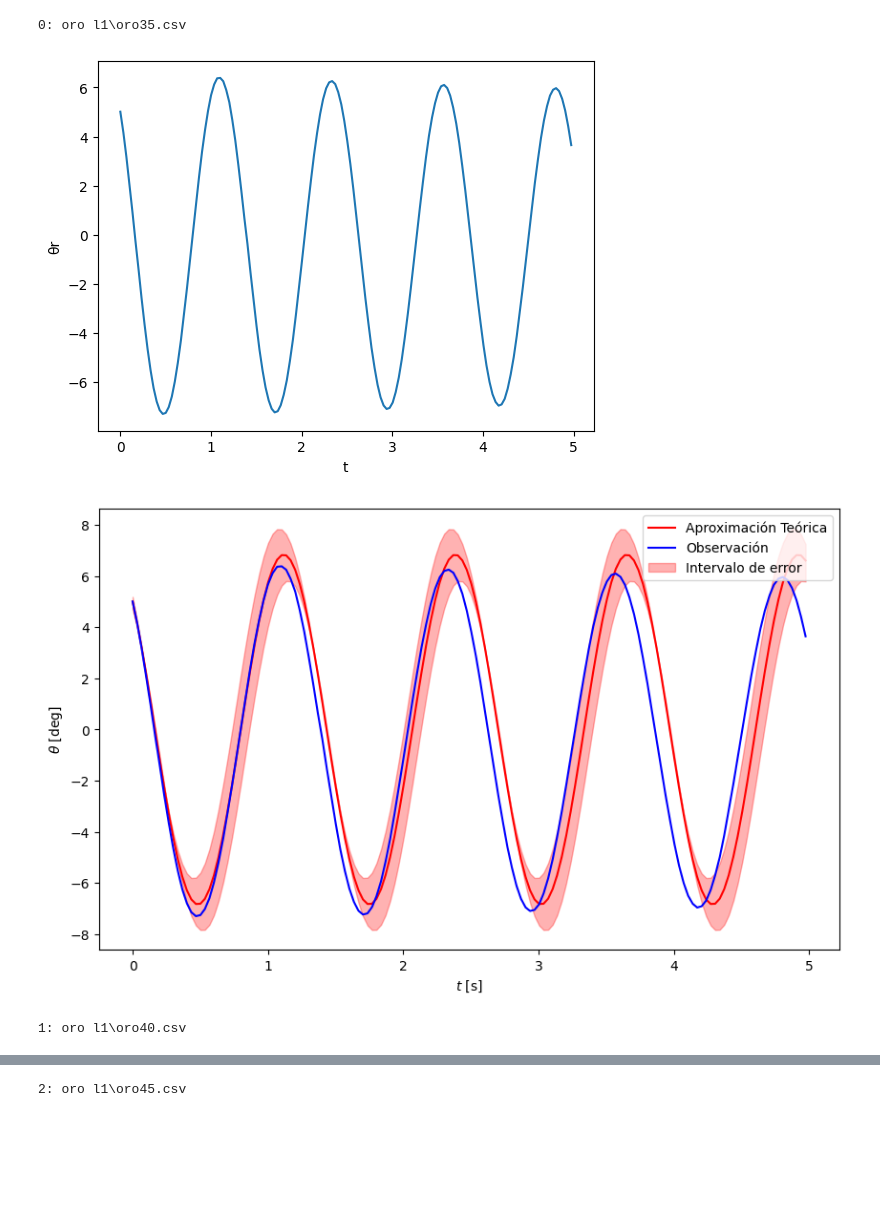
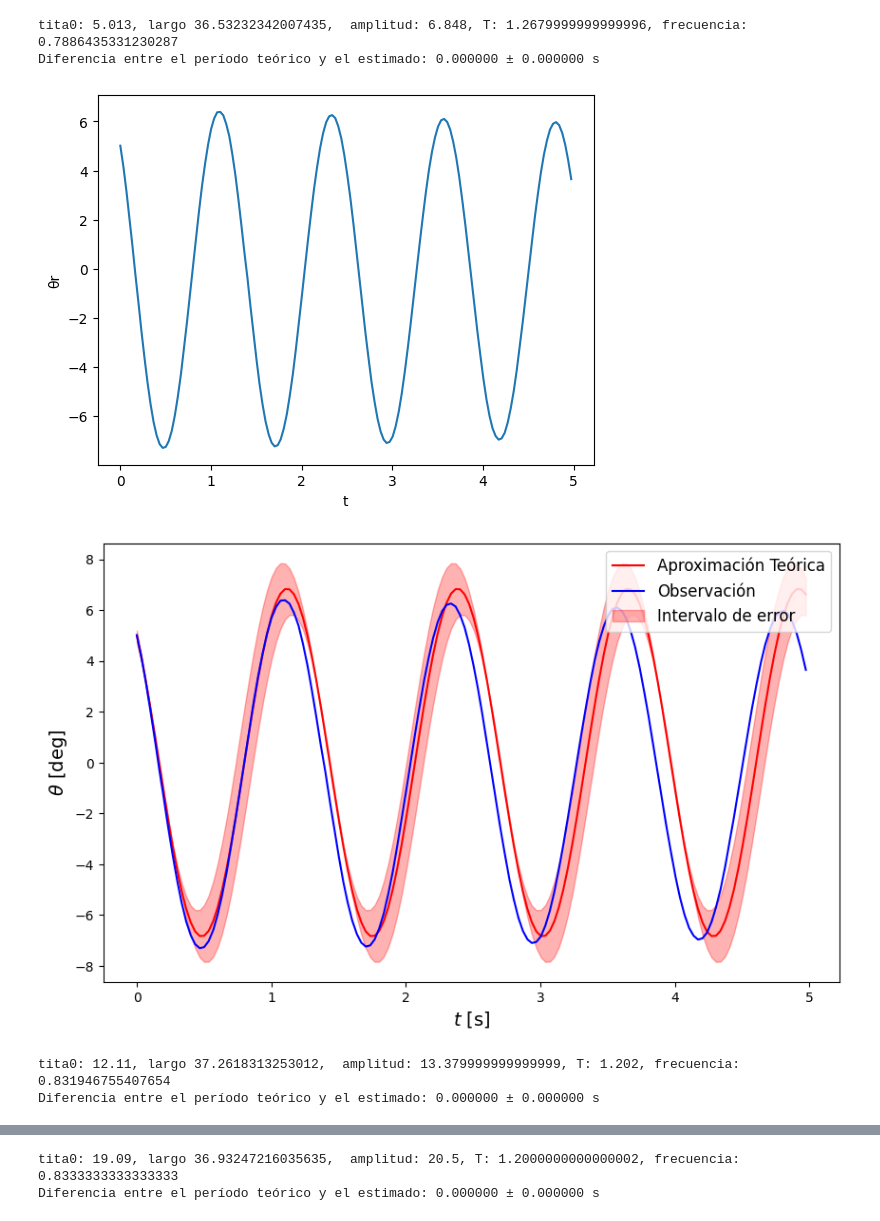
Before and after one commit to FacuVCanale/TP1-FISICA, a Jupyter notebook: code/error_movimiento.ipynb, the cells around one changed output, grey strips where cells are left out. Saved outputs shown, nothing was run; the diff lists cells and outputs as text; code cells hidden in the pictures; blank space fills up the shorter version.

```diff
--- a/code/error_movimiento.ipynb
+++ b/code/error_movimiento.ipynb
@@ -88,13 +88,24 @@ def gen_dicc(data):
     gen_dicc_with_deltas(dicc, data)
     return dicc
 # %%
-def plot_approximation(data, tita0, amplitud, frecuencia, periodo):
+def plot_approximation(data, tita0, amplitud, frecuencia, periodo, L):
     dicc = gen_dicc(data)
     x = data["t"]
     delta = np.arcsin(tita0 / amplitud)
     y = amplitud * np.sin(2 * np.pi * (-frecuencia) * x + delta)
 
-    plt.figure(figsize=(10, 6))  # Set the figure size
+    # Calcular el período teórico a partir de la frecuencia
+    T_teorico = 1 / abs(frecuencia)
+
+    # Obtener la incertidumbre en el período estimado
+    sigma_T = dicc.get("sigma_T", 0)
+
+    diferencia = T_teorico - periodo
+    incertidumbre = np.sqrt((sigma_T)**2)
+
+    print(f"Diferencia entre el período teórico y el estimado: {diferencia:.6f} ± {incertidumbre:.6f} s")
+
+    plt.figure(figsize=(10, 6))  # Tamaño de la figura
     plt.plot(x, y, color="red", label=r'Aproximación Teórica')  # Señal teórica
     plt.plot(x, data["θr"], color="blue", label=r'Observación')  # Señal observada
 
@@ -104,14 +115,11 @@ def plot_approximation(data, tita0, amplitud, frecuencia, periodo):
                      y_izq,
                      y_der,
                      color="red", alpha=0.3, label=r'Intervalo de error')
-    plt.xlabel(r'$t$ [s]')
-    plt.ylabel(r'$\theta$ [deg]')
+    plt.xlabel(r'$t$ [s]', fontsize=14)
+    plt.ylabel(r'$\theta$ [deg]', fontsize=14)
+    plt.legend(loc='upper right', fontsize='large')
+    plt.show()
 
-    # Modificación del título para incluir el ángulo inicial
-    #plt.title(f'Aproximación Teórica (θ₀ = {tita0:.2f})')  # Añadiendo θ₀ al título
-
-    plt.legend(loc='upper right')
-    plt.show()
 
 def calculate_theoretical_signal(data, tita0, amplitud, frecuencia, T):
     x = data["t"]
@@ -135,7 +143,7 @@ def process_dataset(dataset_path):
     data = format_pd(data)
     plot_data(data)
     tita0, amplitud, T, frecuencia = get_tita0(data), get_amplitud(data), get_periodo(data), get_frecuencia(data)
-    return data, tita0, amplitud, T, frecuencia
+    return data, tita0, amplitud, T, frecuencia, L
 
 def plot_MSE(data, theoretical_signal):
     try:
@@ -170,31 +178,37 @@ def plot_cumulative_error(data, theoretical_signal):
 
 def graph_MRSEs(MRSEs):
     MRSEs = sorted(MRSEs, key=lambda x: x[0])
-    tita0_values = [x[0] for x in MRSEs]
-    MRSE_values = [x[1] for x in MRSEs]
-    tita0_errors = [x[2] for x in MRSEs]
-    MRSE_errors = [x[3] for x in MRSEs]
-    L_values = [x[4] for x in MRSEs]
+    tita0_values    = [x[0] for x in MRSEs]
+    MRSE_values     = [x[1] for x in MRSEs]
+    tita0_errors    = [x[2] for x in MRSEs]
+    MRSE_errors     = [x[3] for x in MRSEs]
+    L_values        = [x[4] for x in MRSEs]
+    amplitudes      = [x[5] for x in MRSEs]
+
+    # Normalizar MRSE_values respecto a la amplitud
+    normalized_MRSE_values = [mrse / amplitude for mrse, amplitude in zip(MRSE_values, amplitudes)]
+    normalized_MRSE_errors = [dmrse / amplitude for dmrse, amplitude in zip(MRSE_errors, amplitudes)]
 
     plt.figure(figsize=(10, 6))
 
-    # Plotting MRSE with error bars
-    plt.errorbar(tita0_values, MRSE_values, xerr=tita0_errors, yerr=MRSE_errors, fmt='o', label=r'MRSE')
+    # Graficar MRSE normalizado con barras de error
+    plt.errorbar(tita0_values, normalized_MRSE_values, xerr=tita0_errors, yerr=normalized_MRSE_errors, fmt='o', label=r'MRSE Normalizado')
 
-    # Performing linear regression
+    # Realizar regresión lineal
     X = np.array(tita0_values).reshape(-1, 1)
-    y = np.array(MRSE_values)
+    y = np.array(normalized_MRSE_values)
     model = LinearRegression()
     model.fit(X, y)
     y_pred = model.predict(X)
 
-    # Plotting the linear regression line
+    # Graficar la línea de regresión lineal
     plt.plot(tita0_values, y_pred, color='red', label=r'Regresión Lineal')
-    plt.fill_between(tita0_values, y_pred - MRSE_errors, y_pred + MRSE_errors, color='red', alpha=0.3, label=r'Intervalos de error')
+    plt.fill_between(tita0_values, y_pred - normalized_MRSE_errors, y_pred + normalized_MRSE_errors, color='red', alpha=0.3, label=r'Intervalo de error')
     plt.xlabel(r'$\theta_0$ [deg]')
     plt.ylabel(r'MRSE [deg]')
     plt.legend()
     plt.show()
+
 
 # Definir función para calcular el RMSE
 def calculate_rmse(y, y_hat):
@@ -209,38 +223,41 @@ def calculate_rmse_propagation(y, y_hat, sigma_y_hat, sigma_y=0):
 
     # Calcular la propagación de errores
     propagation = np.sqrt(np.sum(((y - y_hat)**2) * (sigma_y**2 + sigma_y_hat**2)) / (n * rmse**2))
 
     return rmse, propagation
 
 def graphs():
     input_dir = os.path.join('..', 'datasets')
     datasets = load_datasets(input_dir)
 
     MRSEs_tita0 = []
 
     for i, dataset in enumerate(datasets):
-        print(f"{i}: {dataset}")
+        # print(f"{i}: {dataset}")
         dataset_path = os.path.join(input_dir, dataset)
-        data, tita0, amplitud, T, frecuencia = process_dataset(dataset_path)
+        data, tita0, amplitud, T, frecuencia, L = process_dataset(dataset_path)
 
         dicc = gen_dicc(data)
+        print(f"tita0: {tita0}, largo {L},  amplitud: {amplitud}, T: {T}, frecuencia: {frecuencia}")
 
-        plot_approximation(data, tita0=tita0, amplitud=amplitud, frecuencia=frecuencia, periodo=T)
+        plot_approximation(data, tita0=tita0, amplitud=amplitud, frecuencia=frecuencia, periodo=T, L = L)
 
         theoretical_signal = calculate_theoretical_signal(data, tita0, amplitud, frecuencia, T)
         MRSE, dMRSE = calculate_rmse_propagation(data['θr'], theoretical_signal, dicc["dθr"])
         if 23.5 < tita0 < 24.5:
             continue
-        MRSEs_tita0.append((tita0, MRSE, dicc["dθ0"], dMRSE, dicc["L"]))
+        MRSEs_tita0.append((tita0, MRSE, dicc["dθ0"], dMRSE, dicc["L"], amplitud))
         # plot_MSE(data, theoretical_signal)
         # plot_cumulative_error(data, theoretical_signal)
 
     graph_MRSEs(MRSEs_tita0)
 
 graphs()
 # %% [output]
-0: oro l1\oro35.csv
+tita0: 5.013, largo 36.53232342007435,  amplitud: 6.848, T: 1.2679999999999996, frecuencia: 0.7886435331230287
+Diferencia entre el período teórico y el estimado: 0.000000 ± 0.000000 s
 [figure]
-[figure, old version]
+[figure, new version]
-1: oro l1\oro40.csv
+tita0: 12.11, largo 37.2618313253012,  amplitud: 13.379999999999999, T: 1.202, frecuencia: 0.831946755407654
+Diferencia entre el período teórico y el estimado: 0.000000 ± 0.000000 s
 [figure]
@@ -248,2 +265,3 @@ graphs()
-2: oro l1\oro45.csv
+tita0: 19.09, largo 36.93247216035635,  amplitud: 20.5, T: 1.2000000000000002, frecuencia: 0.8333333333333333
+Diferencia entre el período teórico y el estimado: 0.000000 ± 0.000000 s
 [figure]
```
Also changed, not shown: parts of 1 cell of this notebook, 5 other files.
